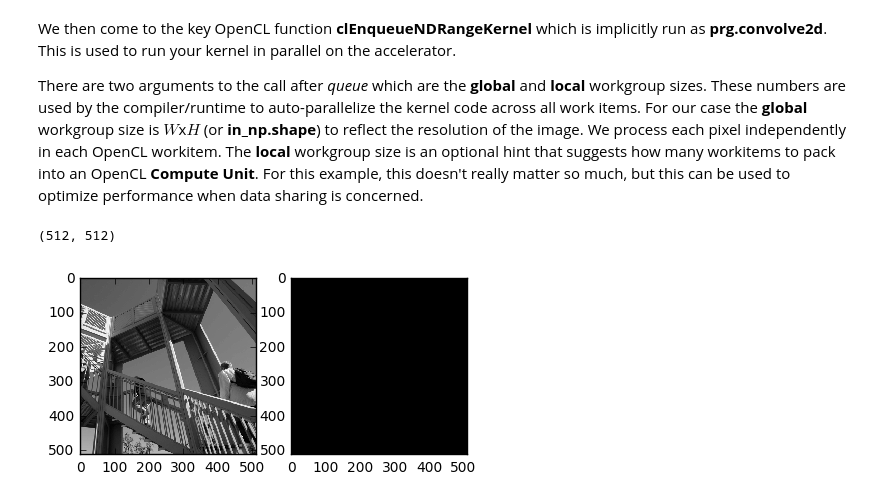
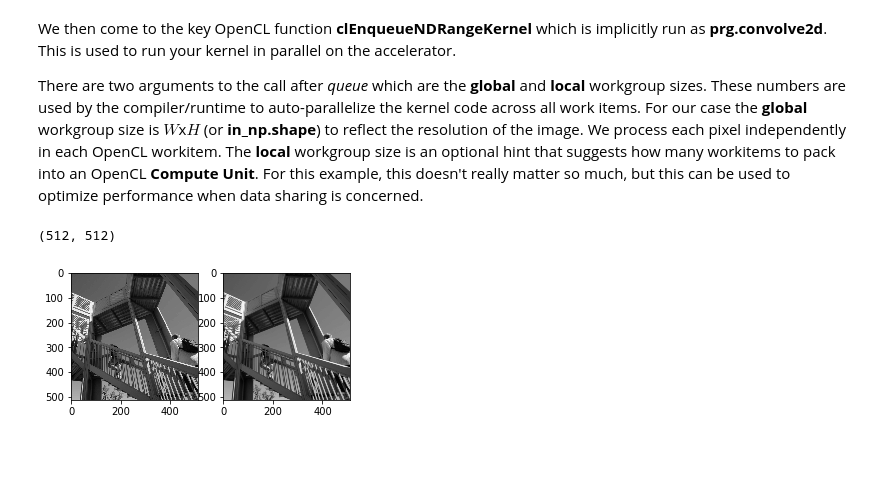
Before and after one commit to nachiket/papaa-labs, a Jupyter notebook: Convolution in OpenCL.ipynb, the cells around one changed output. Cells and saved outputs as stored; diff of their text form; code cells hidden in the pictures; blank space fills up the shorter version.

Commit message:
fixed dtypes for convolution kernel

```diff
--- a/Convolution in OpenCL.ipynb
+++ b/Convolution in OpenCL.ipynb
@@ -32,7 +32,7 @@ import pyopencl as cl
 # %% [markdown]
 Next, we must setup the OpenCL platform. Again, the C++ implementation of this is not only ugly, its tedious, annoying, and error-prone. The Python-based structure is pretty broilerplate and with few modifications, you can use it for other applications. There is also extensive error checking done in the PyOpenCL libary on your behalf.
 # %%
-ctx = cl.create_some_context(interactive=False)
+ctx = cl.create_some_context(interactive=True)
 queue = cl.CommandQueue(ctx)
 # %% [output]
 Choose platform:
@@ -66,7 +63,7 @@ __kernel void convolve2D(
     for (r = 0; r < K; r++) {
         // loop over kernel columns
         for(c = 0; c < K; c++) {
-            sum += filt[r*K+c]*in[((y+r)*(W+K-1)+x)+c];
+            sum += filt[r*K+c]*in[((y+r)*(W)+x)+c];
         }
     }
     out[y*W+x] = sum;
@@ -89,27 +86,29 @@ There are two arguments to the call after *queue* which are the **global** and *
 # %%
 from scipy import ndimage, misc, signal;
 
 f = misc.ascent();
-in_np = f;
+in_np = f.astype(np.float32);
 
-filt_np = np.array([[1,2,1],[2,4,2],[1,2,1]]);
+filt_np = np.array([[1,2,1],[2,4,2],[1,2,1]], dtype=np.float32);
+filt_np /= sum(filt_np)
 
 mf = cl.mem_flags
 in_g = cl.Buffer(ctx, mf.READ_ONLY | mf.COPY_HOST_PTR, hostbuf=in_np)
 filt_g = cl.Buffer(ctx, mf.READ_ONLY | mf.COPY_HOST_PTR, hostbuf=filt_np)
 out_g = cl.Buffer(ctx, mf.WRITE_ONLY, in_np.nbytes)
 
 # Run OpenCL convolve2D function
 print(in_np.shape);
-convolve2D(queue, in_np.shape, None, in_g, filt_g, out_g)
+k_event = convolve2D(queue, in_np.shape, None, in_g, filt_g, out_g)
+#k_event.wait()
 
-out_np = np.empty_like(in_np)
+out_np = np.zeros_like(in_np, dtype=np.float32)
 cl.enqueue_copy(queue, out_np, out_g)
 
 fig, (a, b) = plt.subplots(1, 2)
 a.imshow(in_np, cmap='gray')
 b.imshow(out_np, cmap='gray')
 plt.show() # apparently, plt.show() works than fig.show() in juypter
 # %% [output]
 (512, 512)
-[figure, old version]
+[figure, new version]
```
Also changed, not shown: parts of 1 cell of this notebook.
